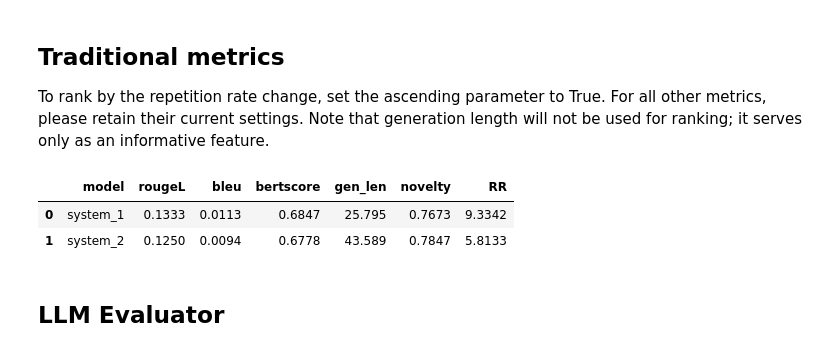
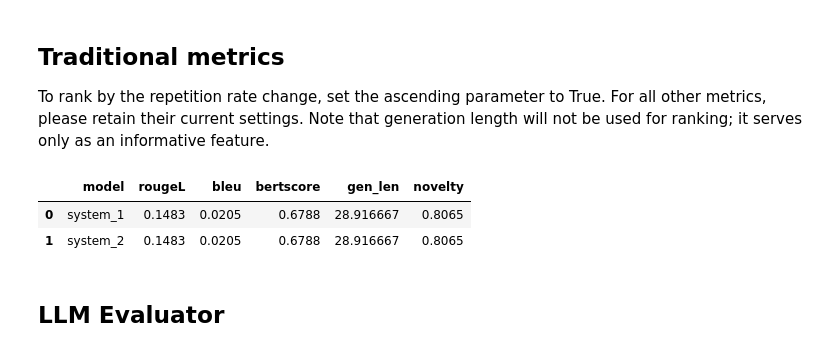
Before and after one commit to michaelbennieUFL/CODEOFCONDUCT-Multilingual-Counterspeech-Generation, a Jupyter notebook: evaluation/Rank_models.ipynb, the cells around one changed output. Cells and saved outputs as stored; diff of their text form; code cells hidden in the pictures.

```diff
--- a/evaluation/Rank_models.ipynb
+++ b/evaluation/Rank_models.ipynb
@@ -74,11 +83,11 @@ display(judgements)
 
 To rank by the repetition rate change, set the ascending parameter to True. For all other metrics, please retain their current settings. Note that generation length will not be used for ranking; it serves only as an informative feature.
 # %%
-pd.read_csv("./evaluation/automatic_evaluation/traditional_metrics.csv").sort_values(by='bertscore', ascending=False)
+pd.read_csv("./automatic_evaluation/traditional_metrics2.csv").sort_values(by='bertscore', ascending=False)
 # %% [output]
-|  | model | rougeL | bleu | bertscore | gen_len | novelty | RR |
-| 0 | system_1 | 0.1333 | 0.0113 | 0.6847 | 25.795 | 0.7673 | 9.3342 |
-| 1 | system_2 | 0.1250 | 0.0094 | 0.6778 | 43.589 | 0.7847 | 5.8133 |
+|  | model | rougeL | bleu | bertscore | gen_len | novelty |
+| 0 | system_1 | 0.1483 | 0.0205 | 0.6788 | 28.916667 | 0.8065 |
+| 1 | system_2 | 0.1483 | 0.0205 | 0.6788 | 28.916667 | 0.8065 |
 # %% [markdown]
 ## LLM Evaluator
 # %%
```
Also changed, not shown: parts of 4 cells of this notebook, 1 other file.
